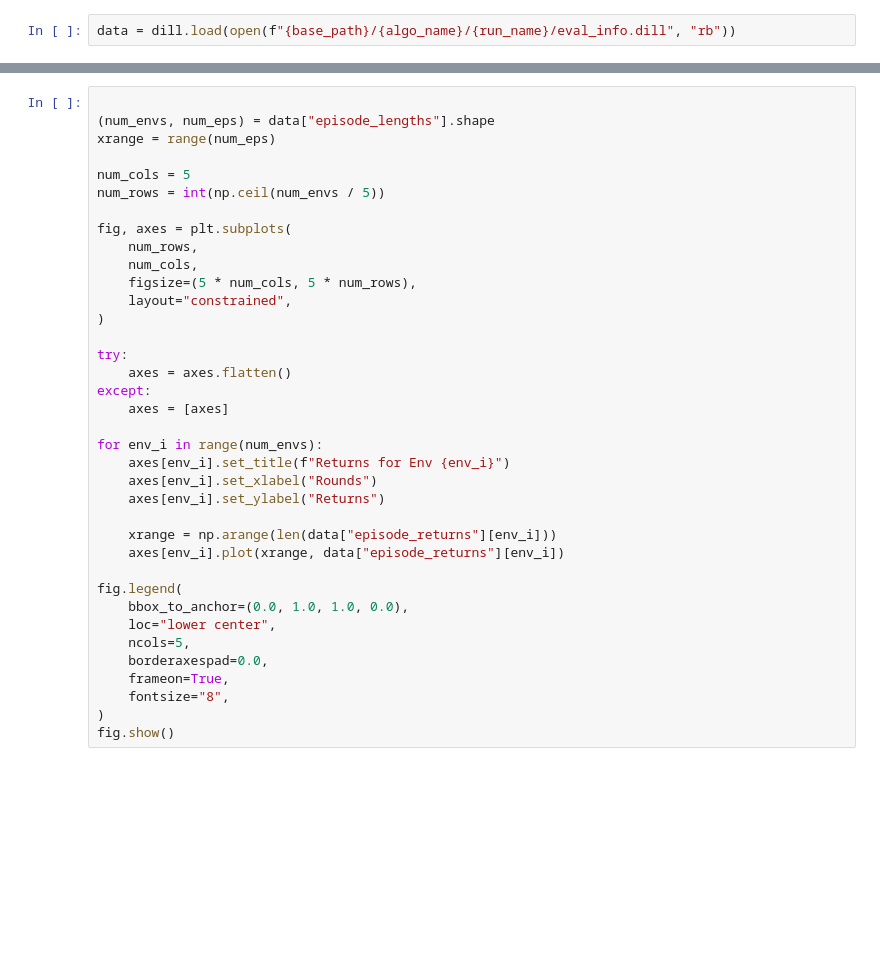
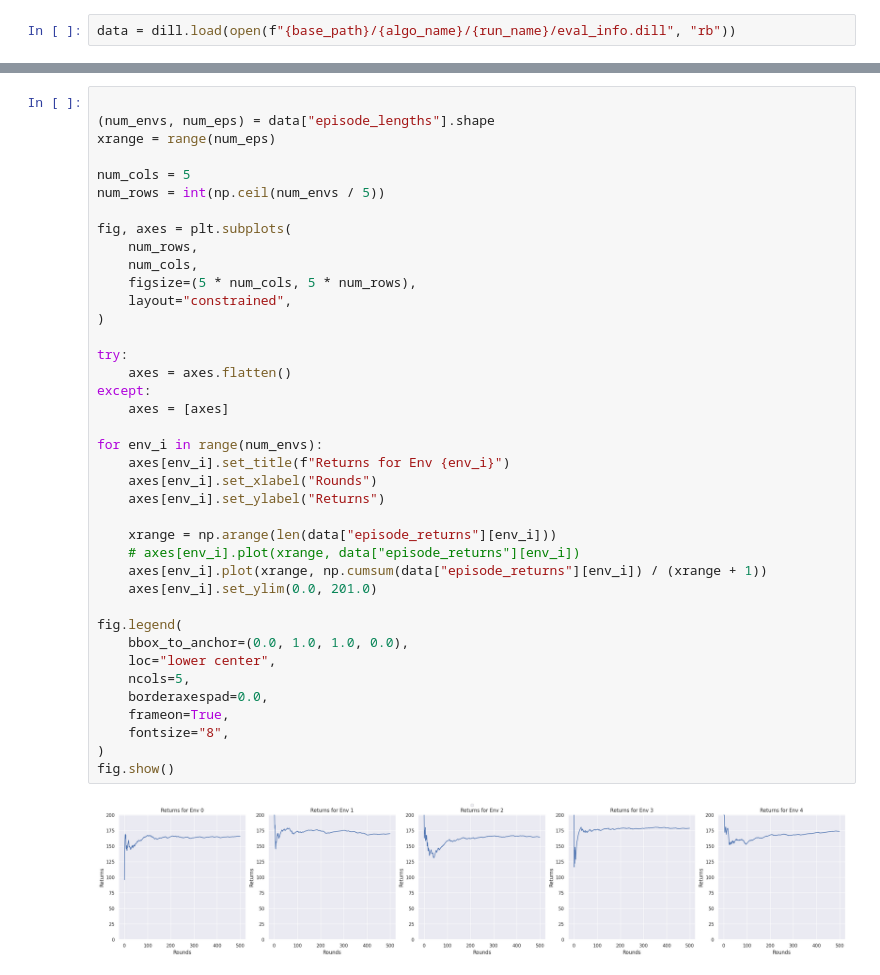
Before and after one commit to chanb/scaling_jax, a Jupyter notebook: src/evaluations/check_eval_cartpole.ipynb, the cells around one changed output, grey strips where cells are left out. Saved outputs shown, nothing was run; the diff lists cells and outputs as text; blank space fills up the shorter version.

Commit message:
DPT data

```diff
--- a/src/evaluations/check_eval_cartpole.ipynb
+++ b/src/evaluations/check_eval_cartpole.ipynb
@@ -27,33 +32,37 @@ num_cols = 5
 num_rows = int(np.ceil(num_envs / 5))
 
 fig, axes = plt.subplots(
     num_rows,
     num_cols,
     figsize=(5 * num_cols, 5 * num_rows),
     layout="constrained",
 )
 
 try:
     axes = axes.flatten()
 except:
     axes = [axes]
 
 for env_i in range(num_envs):
     axes[env_i].set_title(f"Returns for Env {env_i}")
     axes[env_i].set_xlabel("Rounds")
     axes[env_i].set_ylabel("Returns")
 
     xrange = np.arange(len(data["episode_returns"][env_i]))
-    axes[env_i].plot(xrange, data["episode_returns"][env_i])
+    # axes[env_i].plot(xrange, data["episode_returns"][env_i])
+    axes[env_i].plot(xrange, np.cumsum(data["episode_returns"][env_i]) / (xrange + 1))
+    axes[env_i].set_ylim(0.0, 201.0)
 
 fig.legend(
     bbox_to_anchor=(0.0, 1.0, 1.0, 0.0),
     loc="lower center",
     ncols=5,
     borderaxespad=0.0,
     frameon=True,
     fontsize="8",
 )
 fig.show()
+# %% [output]
+[figure, added]
 # %%
 print(data["action_counts"])
```
Also changed, not shown: parts of 5 cells of this notebook, 5 other files.
